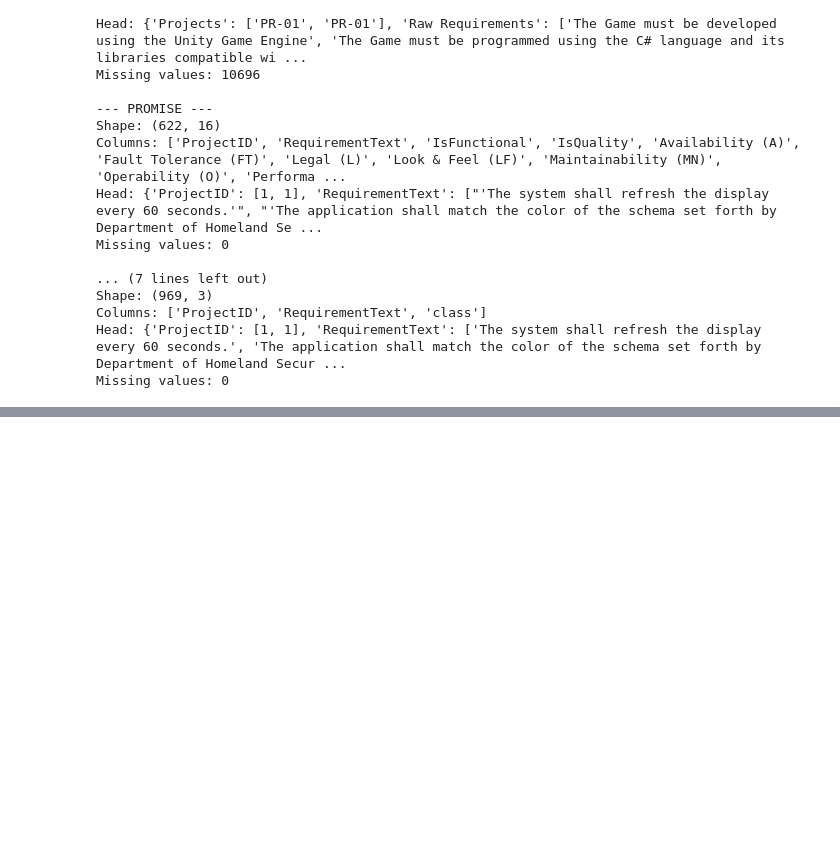
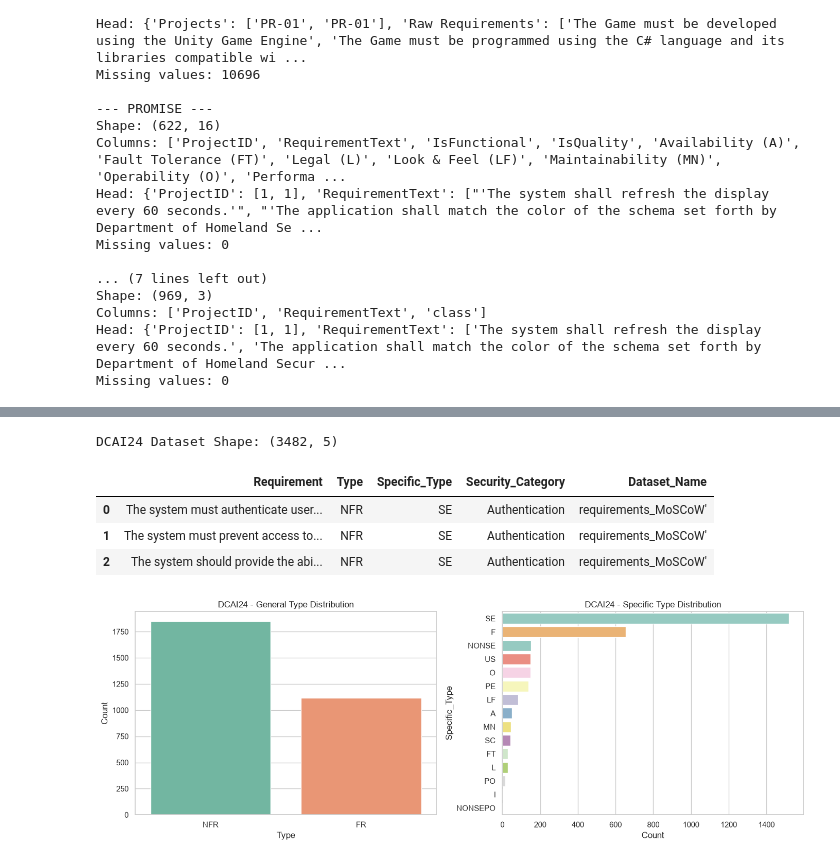
Before and after one commit to egbertbritannia-cpu/rbl-requirements-classification, a Jupyter notebook: notebooks/01-EDA.ipynb, the cells around one changed output, grey strips where cells are left out. Saved outputs shown, nothing was run; the diff lists cells and outputs as text; code cells hidden in the pictures; blank space fills up the shorter version.

```diff
--- a/notebooks/01-EDA.ipynb
+++ b/notebooks/01-EDA.ipynb
@@ -275,0 +86,29 @@ OSError: Cannot save file into a non-existent directory: 'data\processed'
+# %%
+dcai_path = '../data/raw/dcai24_src_dataset.xlsx'
+df_dcai = pd.read_excel(dcai_path)
+
+print("DCAI24 Dataset Shape:", df_dcai.shape)
+display(df_dcai.head(3))
+
+# Trình bày DCAI24 bằng 2 biểu đồ (Subplots) để thấy được cả Type và Specific_Type
+fig, axes = plt.subplots(1, 2, figsize=(14, 5))
+
+sns.countplot(data=df_dcai, x='Type', order=df_dcai['Type'].value_counts().index,
+              palette="Set2", hue='Type', legend=False, ax=axes[0])
+axes[0].set_title('DCAI24 - General Type Distribution', fontsize=12)
+axes[0].set_ylabel('Count')
+
+sns.countplot(data=df_dcai, y='Specific_Type', order=df_dcai['Specific_Type'].value_counts().index,
+              palette="Set3", hue='Specific_Type', legend=False, ax=axes[1])
+axes[1].set_title('DCAI24 - Specific Type Distribution', fontsize=12)
+axes[1].set_xlabel('Count')
+
+plt.tight_layout()
+plt.show()
+# %% [output]
+DCAI24 Dataset Shape: (3482, 5)
+|  | Requirement | Type | Specific_Type | Security_Category | Dataset_Name |
+| 0 | The system must authenticate user... | NFR | SE | Authentication | requirements_MoSCoW' |
+| 1 | The system must prevent access to... | NFR | SE | Authentication | requirements_MoSCoW' |
+| 2 | The system should provide the abi... | NFR | SE | Authentication | requirements_MoSCoW' |
+[figure, added]
```
Also changed, not shown: parts of 19 cells of this notebook, 18 other files.
